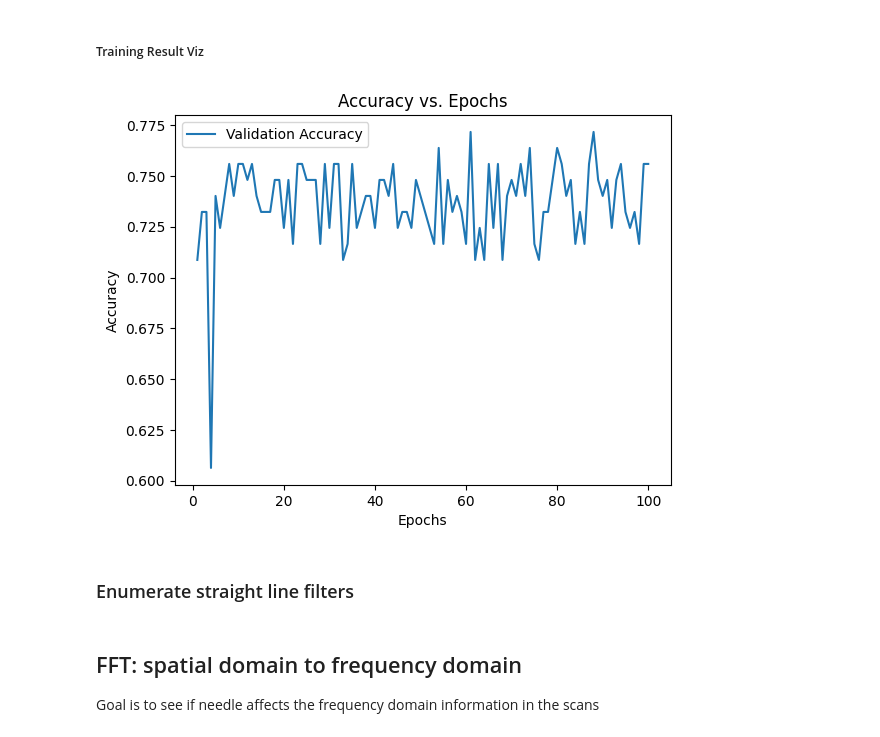
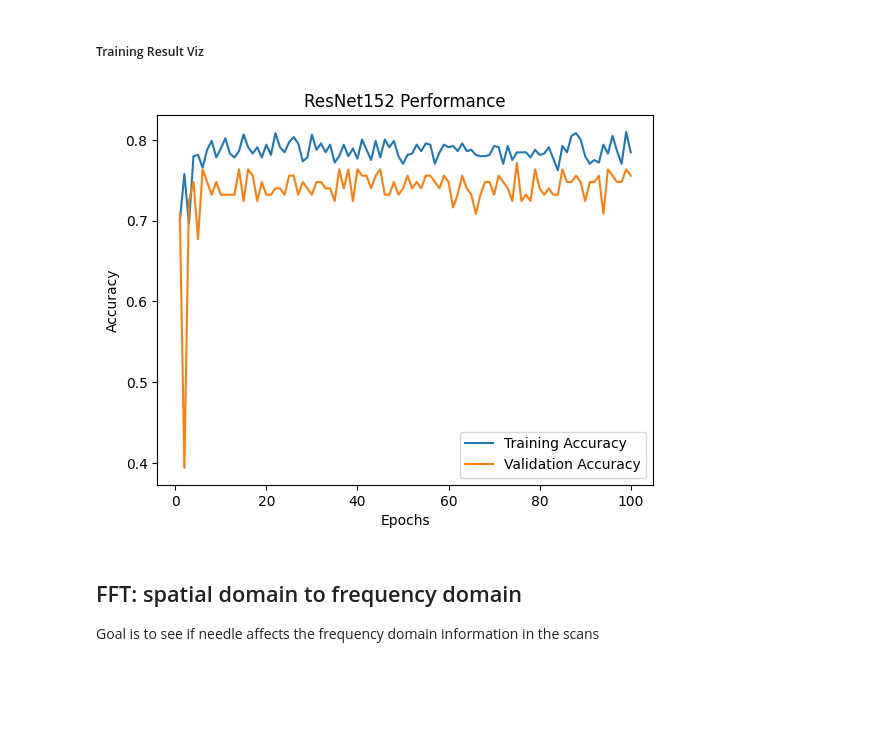
Before and after one commit to ChenshuLiu/BE224B-Final-Project, a Jupyter notebook: BE224B_Final_Project.ipynb, the cells around one changed output. Drawn from its saved outputs; the diff is of its cells as text; code cells hidden in the pictures; blank space fills up the shorter version.

```diff
--- a/BE224B_Final_Project.ipynb
+++ b/BE224B_Final_Project.ipynb
@@ -284,21 +284,28 @@ counter = 0 # counter for patience during early stopping check
 num_epochs = 100
 
 val_accuracy = []
+train_accuracy = []
 val_loss = []
 
 for epoch in range(num_epochs):
   pretrained_model.train()
   running_loss = 0.0
   num_batches = 0
+  train_correct = 0
   for images, labels in train_loader:
     images = images.to('cuda')
     labels = labels.to('cuda')
     outputs = pretrained_model(images)
+    _, predicted = torch.max(outputs.data, 1)
+    total += labels.size(0)
+    correct += (predicted == labels).sum().item()
     loss = criterion(outputs, labels)
     loss.backward()
     optimizer.step()
     running_loss += loss.item()
     optimizer.zero_grad()
+  train_acc = correct / total
+  train_accuracy.append(train_acc)
 
   # Evaluate the model on the test set
   pretrained_model.eval()
@@ -359,26 +366,25 @@ Epoch 100/100, Running Loss: 28.5674, Validation Loss: 0.9393, Validation Accura
 # %%
 from matplotlib import pyplot as plt
 
 # Create a list of epochs for the x-axis
 epochs = range(1, len(val_accuracy) + 1)
 
-# Plot the validation accuracy
+# Plot the training and validation accuracy
+plt.plot(epochs, train_accuracy, label='Training Accuracy')
 plt.plot(epochs, val_accuracy, label='Validation Accuracy')
 
 # Set the labels and title of the plot
 plt.xlabel('Epochs')
 plt.ylabel('Accuracy')
-plt.title('Accuracy vs. Epochs')
+plt.title('ResNet152 Performance')
 
 # Add a legend to the plot
 plt.legend()
 
 # Show the plot
 plt.show()
 # %% [output]
-[figure, old version]
+[figure, new version]
-# %% [markdown]
-### Enumerate straight line filters
 # %% [markdown]
 ## FFT: spatial domain to frequency domain
 Goal is to see if needle affects the frequency domain information in the scans
```
Also changed, not shown: parts of 19 cells of this notebook.
